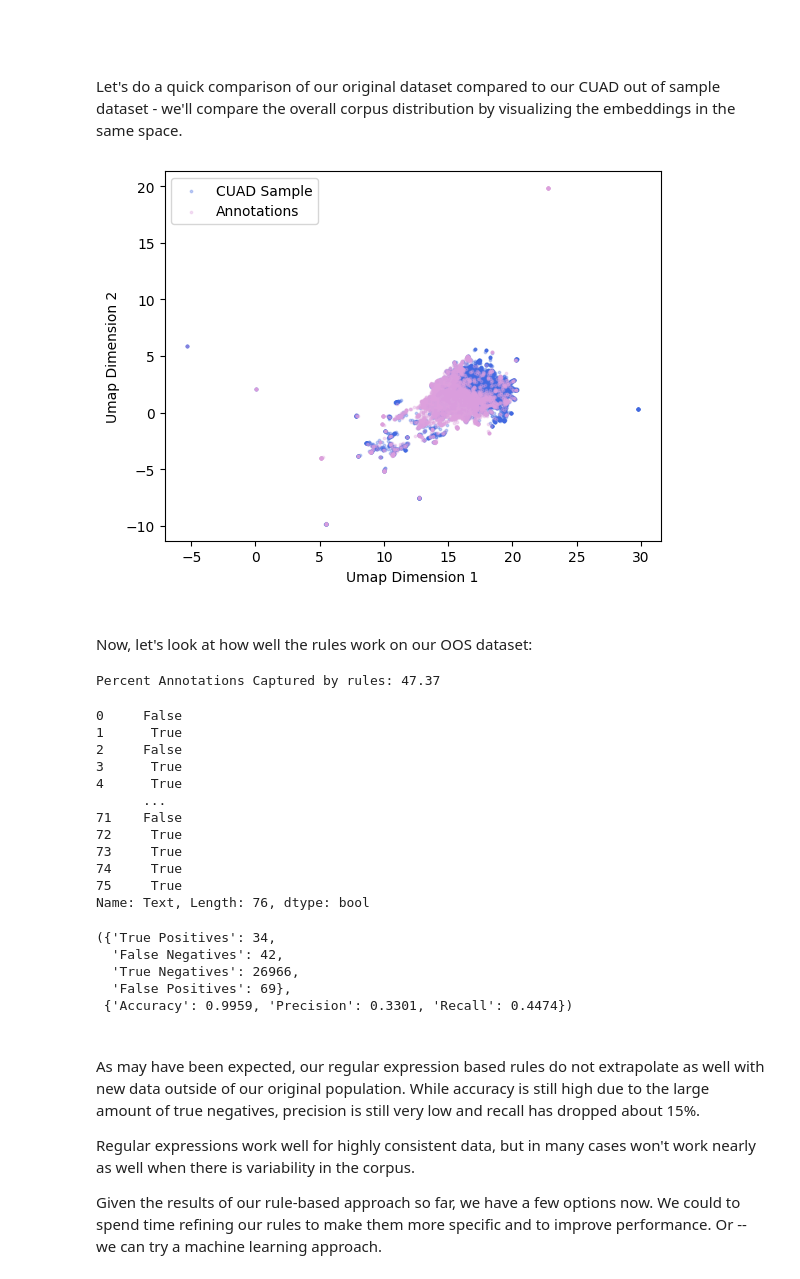
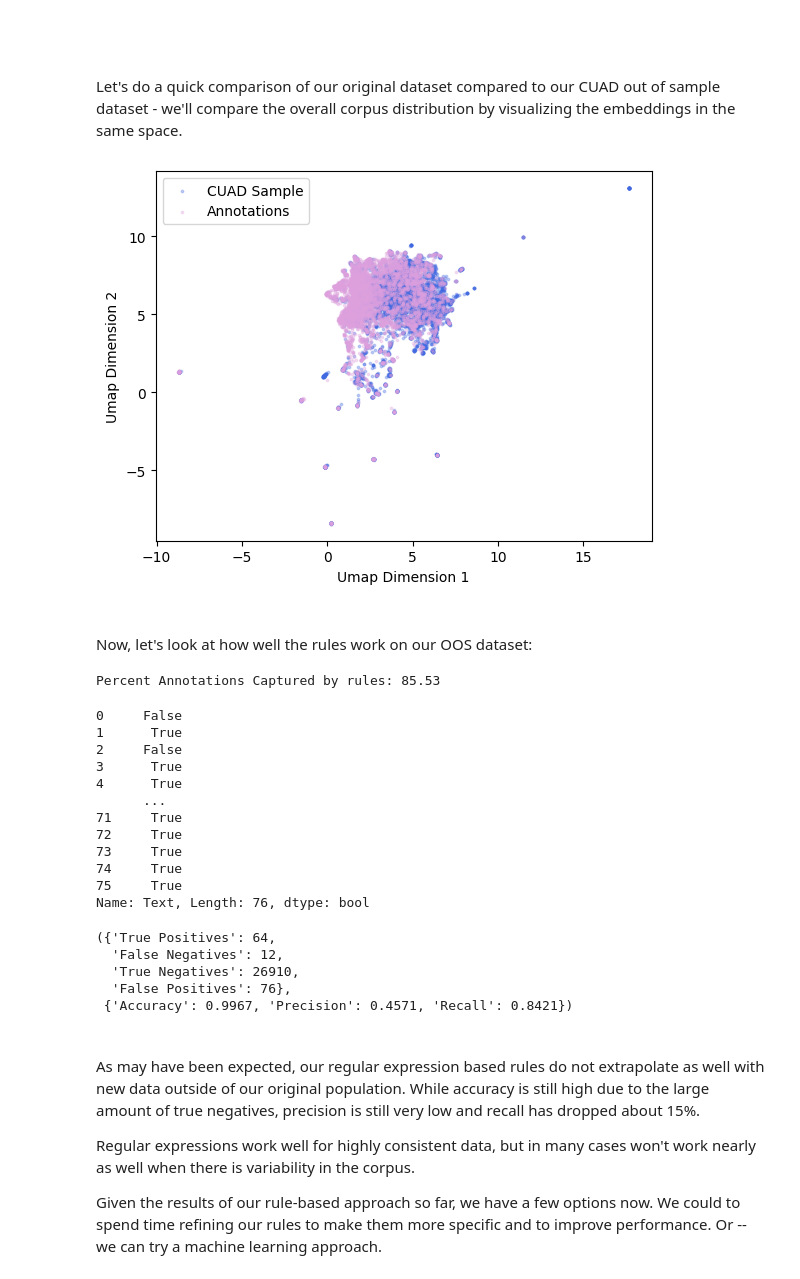
Before and after one commit to AffanAli/TC2R-CodeCompanion, a Jupyter notebook: notebooks/6 - Modeling Approaches.ipynb, the cells around one changed output. Cells and saved outputs as stored; diff of their text form; code cells hidden in the pictures.

```diff
--- a/notebooks/6 - Modeling Approaches.ipynb
+++ b/notebooks/6 - Modeling Approaches.ipynb
@@ -240,3 +251,17 @@ Great news - it took all of 3 minutes and we now have a rule that captures about
 Update and add regex rules to improve precision and recall on the training set.
 
 <br/>
+# %%
+def rule_search(text):
+    if pd.isna(text):
+        return False
+
+    patterns = [
+        r'\bnet\s*(?:thirty|sixty|ninety|\d{1,3})\b',
+        r'\bpayment\b[\w\W]{0,80}\b(?:within|not later than|no later than|due)\b[\w\W]{0,40}\b(?:\d{1,3}|thirty|sixty|ninety)\b[\w\W]{0,20}\bdays?\b',
+        r'\b(?:pay|paid|payment)\b[\w\W]{0,80}\b(?:invoice|invoices)\b[\w\W]{0,80}\b(?:\d{1,3}|thirty|sixty|ninety)\b[\w\W]{0,20}\bdays?\b',
+        r'\b(?:invoice|invoices)\b[\w\W]{0,100}\b(?:paid|payment|pay)\b[\w\W]{0,80}\b(?:\d{1,3}|thirty|sixty|ninety)\b[\w\W]{0,20}\bdays?\b',
+        r'\b(?:\d{1,3}|thirty|sixty|ninety)\b[\w\W]{0,25}\bdays?\b[\w\W]{0,80}\b(?:invoice|payment|paid|pay)\b',
+        r'\bdue\b[\w\W]{0,40}\b(?:within|in)\b[\w\W]{0,20}\b(?:\d{1,3}|thirty|sixty|ninety)\b[\w\W]{0,20}\bdays?\b',
+    ]
+    return any(re.search(p, text, re.IGNORECASE) for p in patterns)
@@ -341,8 +423,8 @@ Now, let's test how well these simple rules perform on a totally new set of data
 
 As we've discussed in the book, out of sample testing is a strong indication of how models will generalize and perform on new data. Let's load in the data and annotations - these have been processed the same way as our dataset and have the same dataframe format, as shown below:
 # %%
-OOS_annos = pd.read_excel(os.path.join(HOME_DIRECTORY, 'data', 'annotations', 'Payment_OOS_CUAD-annotated.xlsx'), engine='openpyxl')
-OOS_annos.head()
+oos_annos = pd.read_excel(os.path.join(data_annotations, 'Payment_OOS_CUAD-annotated.xlsx'), engine='openpyxl')
+oos_annos.head()
 # %% [output]
 |  | Filename | Index | Cosine Similarity | Text | Embedding | Answer |
 | 0 | MERCATAINC_03_09_2000-EX-10.21-SP... | 75171 | 0.818270 | Invoices are payable thirty (30) ... | [ 2.73382105e-02 2.43578479e-01 1... | 30 |
@@ -355,11 +437,16 @@ OOS_annos.head()
 
 As an exercise, the user can create the embedded pickle for the out-of-sample CUAD data. The pickle loaded below is also available via the Google Drive.
 # %%
-OOS_sentences = pd.read_pickle(os.path.join(HOME_DIRECTORY, 'data', 'data_pickles', 'OOS_CUAD_sentences_embedded.pkl'))
+oos_sentences = pd.read_pickle(os.path.join(data_pickle, 'OOS_CUAD_sentences_embedded.pkl'))
 
-OOS_sentences['Label'] = 0*len(OOS_sentences)
-OOS_sentences['Label'].loc[(OOS_sentences['filename'].isin(OOS_annos['Filename'])) & (
-        OOS_sentences.index.isin(OOS_annos['Index']))] = 1
+oos_sentences['Label'] = 0
 
-OOS_sentences.head()
+mask = (
+    oos_sentences['filename'].isin(oos_annos['Filename']) &
+    oos_sentences.index.isin(oos_annos['Index'])
+)
+
+oos_sentences.loc[mask, 'Label'] = 1
+
+oos_sentences.head()
 # %% [output]
@@ -396,34 +469,35 @@ def plot_comparison_corpora(sentence_embeddings1, sentence_embeddings2, embeddin
         sentence_embeddings_sample1 = sentence_embeddings1.sample(sample_size, random_state=100)
         sentence_embeddings_sample2 = sentence_embeddings2.sample(sample_size, random_state=100)
 
-    reducer = umap.UMAP(n_neighbors=20, random_state=1)
+    reducer = umap.UMAP(n_neighbors=20, random_state=1, n_jobs=1)
     umap_embeds = reducer.fit_transform(np.array([np.array(x) for x in pd.concat((
         sentence_embeddings_sample1[embedding_col],sentence_embeddings_sample2[embedding_col])) ]))
+
     plt.scatter(umap_embeds[:sample_size,0], umap_embeds[:sample_size,1], alpha=0.3, color='royalblue', s=3, label='CUAD Sample')
     plt.scatter(umap_embeds[sample_size:,0], umap_embeds[sample_size:,1], alpha=0.3, color='plum', s=3, label='Annotations')
     plt.legend()
     plt.xlabel('Umap Dimension 1'); plt.ylabel('Umap Dimension 2')
     return
 # %%
-plot_comparison_corpora(OOS_sentences, sentence_embeddings, 'Embedding', sample_size=5000)
+plot_comparison_corpora(oos_sentences, sentence_embeddings, 'Embedding', sample_size=5000)
 # %% [output]
-[figure, old version]
+[figure, new version]
 # %% [markdown]
 <br/>
 Now, let's look at how well the rules work on our OOS dataset:
 <br/>
 # %%
-print('Percent Annotations Captured by rules:', round(sum(OOS_annos['Text'].apply(lambda x: rule_search(x)))/len(OOS_annos)*100,2))
-OOS_annos['Text'].apply(lambda x: rule_search(x))
+print('Percent Annotations Captured by rules:', round(sum(oos_annos['Text'].apply(lambda x: rule_search(x)))/len(oos_annos)*100,2))
+oos_annos['Text'].apply(lambda x: rule_search(x))
 # %% [output]
-Percent Annotations Captured by rules: 47.37
+Percent Annotations Captured by rules: 85.53
 0     False
 1      True
 2     False
 3      True
 4      True
       ...
-71    False
+71     True
 72     True
 73     True
 74     True
@@ -434,11 +508,11 @@ OOS_sentences['Rule_Results'] = OOS_sentences['sentence_text'].apply(lambda x: r
 # %%
-calculate_metrics(OOS_sentences, OOS_annos)
+calculate_metrics(oos_sentences, oos_annos)
 # %% [output]
-({'True Positives': 34,
-  'False Negatives': 42,
-  'True Negatives': 26966,
-  'False Positives': 69},
- {'Accuracy': 0.9959, 'Precision': 0.3301, 'Recall': 0.4474})
+({'True Positives': 64,
+  'False Negatives': 12,
+  'True Negatives': 26910,
+  'False Positives': 76},
+ {'Accuracy': 0.9967, 'Precision': 0.4571, 'Recall': 0.8421})
 # %% [markdown]
 <br/>
 
```
Also changed, not shown: parts of 52 cells of this notebook, 29 other files.
